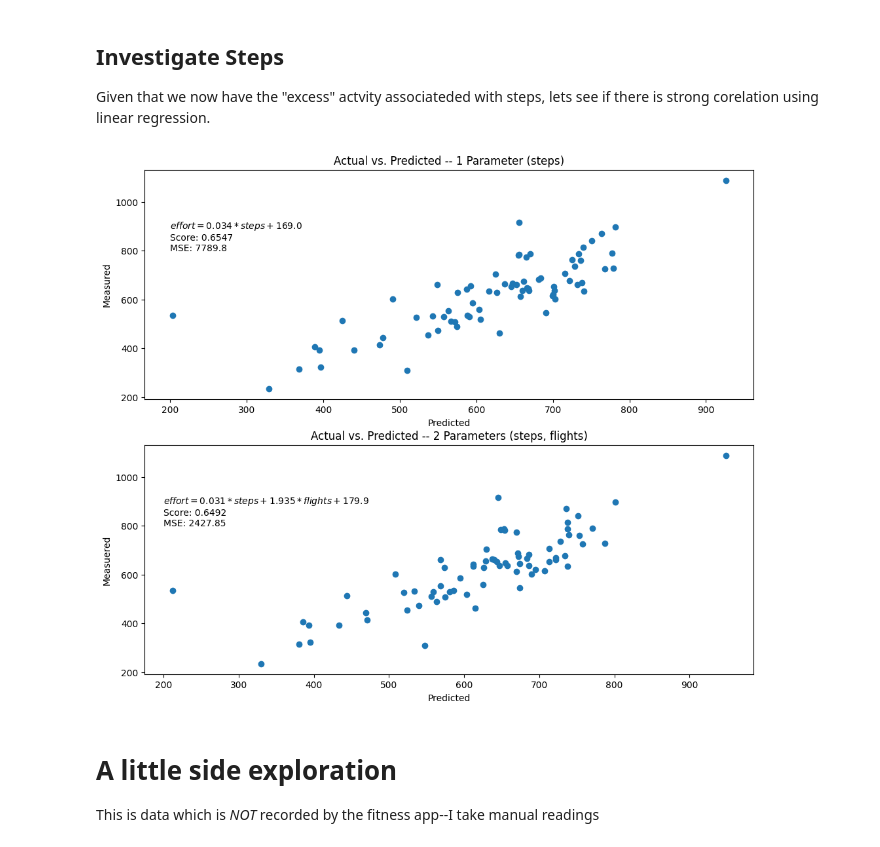
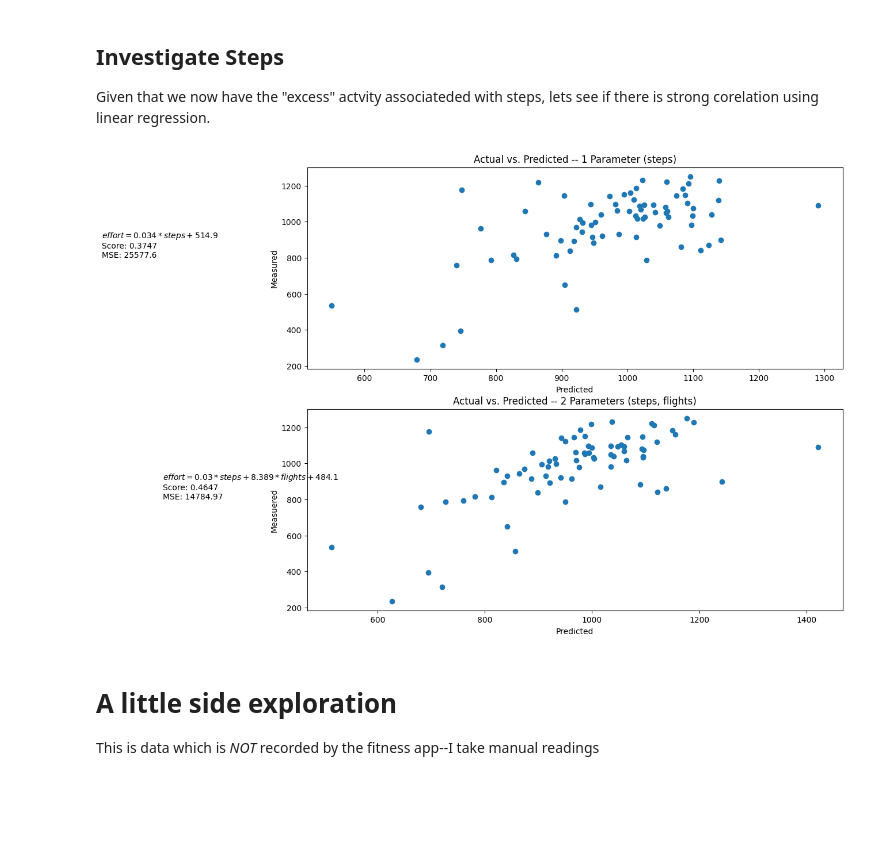
Before and after one commit to eskoviak/pyspark-playground, a Jupyter notebook: Notebooks/Explore Fitness.ipynb, the cells around one changed output. Saved outputs shown, nothing was run; the diff lists cells and outputs as text; code cells hidden in the pictures; blank space fills up the shorter version.

```diff
--- a/Notebooks/Explore Fitness.ipynb
+++ b/Notebooks/Explore Fitness.ipynb
@@ -52,14 +53,14 @@ The first is to calculate the active calories from the named activities.These ac
 raw_df['Step_Act'] = raw_df.apply(lambda row: (row['Activity']-(row['Str_Trng']+
                                                 row['Func_Trng']+
                                                 row['Yoga']+
-#                                                row['Run']+
-#                                                row['Walk']+
-#                                                row['Hike']+
+                                                row['Run']+
+                                                row['Walk']+
+                                                row['Hike']+
                                                 row['Bike']+
                                                 row['Other'])
                                                 ), axis=1)
 
-steps_df=raw_df.loc[:,['Step_Act','Steps','Flights']].dropna()
+steps_df=raw_df.loc[:,['Activity','Step_Act','Steps','Flights']].dropna()
 #steps_df
 # %% [markdown]
 ## Investigate Steps
@@ -82,7 +83,8 @@ def predict_y_2P(model : LinearRegression, x_matrix : np.ndarray) -> np.ndarray:
     return x_matrix.iloc[:,0]*x1_coeff + x_matrix.iloc[:,1]*x2_coeff + intercept
 # %%
 X = steps_df['Steps'].to_numpy().reshape(-1,1)
-y1 = steps_df['Step_Act'].to_numpy()
+#y1 = steps_df['Step_Act'].to_numpy()
+y1 = steps_df['Activity'] #.to_numpy()
 
 # Create a linear regression model
 model1 = LinearRegression()
@@ -101,35 +103,36 @@ fig, axes = plt.subplots(2,1, figsize=(12.0, 10.0))
 axes[0].set_title('Actual vs. Predicted -- 1 Parameter (steps)')
 axes[0].set_xlabel('Predicted')
 axes[0].set_ylabel('Measured')
 #axes[0].text(450,750, )
 axes[0].scatter(y1_pred, y1)
 axes[0].text(200,800, f'$effort = {np.round(model1.coef_[0],3)} * steps + {np.round(model1.intercept_,1)}$\nScore: {np.round(model1.score(X,y1), 4)}\nMSE: {np.round(mean_squared_error(y1, y1_pred),1)}')
 
 
 # Prepare data for two parameter analysis
 X2 = steps_df[['Steps', 'Flights']]  # Independent variables
-y2 = steps_df['Step_Act']
+#y2 = steps_df['Step_Act']
+y2 = steps_df['Activity']
 
 # Split the data into training and testing sets
 X_train, X_test, y_train, y_test = train_test_split(X2, y2, test_size=0.2, random_state=42)# Dependent variable
 
 # Create and fit the model
 model2 = LinearRegression()
 model2.fit(X_train, y_train)
 
 # Make predictions
 y_pred = model2.predict(X_test)
 
 axes[1].set_title('Actual vs. Predicted -- 2 Parameters (steps, flights)')
 axes[1].set_xlabel('Predicted')
 axes[1].set_ylabel('Measuered')
 axes[1].scatter(predict_y_2P(model2, X2), y2)
 axes[1].text(200,800, f'$effort = {np.round(model2.coef_[0],3)} * steps + {np.round(model2.coef_[1],3)} * flights + {np.round(model2.intercept_,1)}$\nScore: {np.round(model2.score(X_train,y_train), 4)}\nMSE: {np.round(mean_squared_error(y_test, y_pred),2)}')
 
 
 plt.show()
 # %% [output]
-[figure, old version]
+[figure, new version]
 # %% [markdown]
 # A little side exploration
 
```
Also changed, not shown: parts of 4 cells of this notebook, 1 other file.
